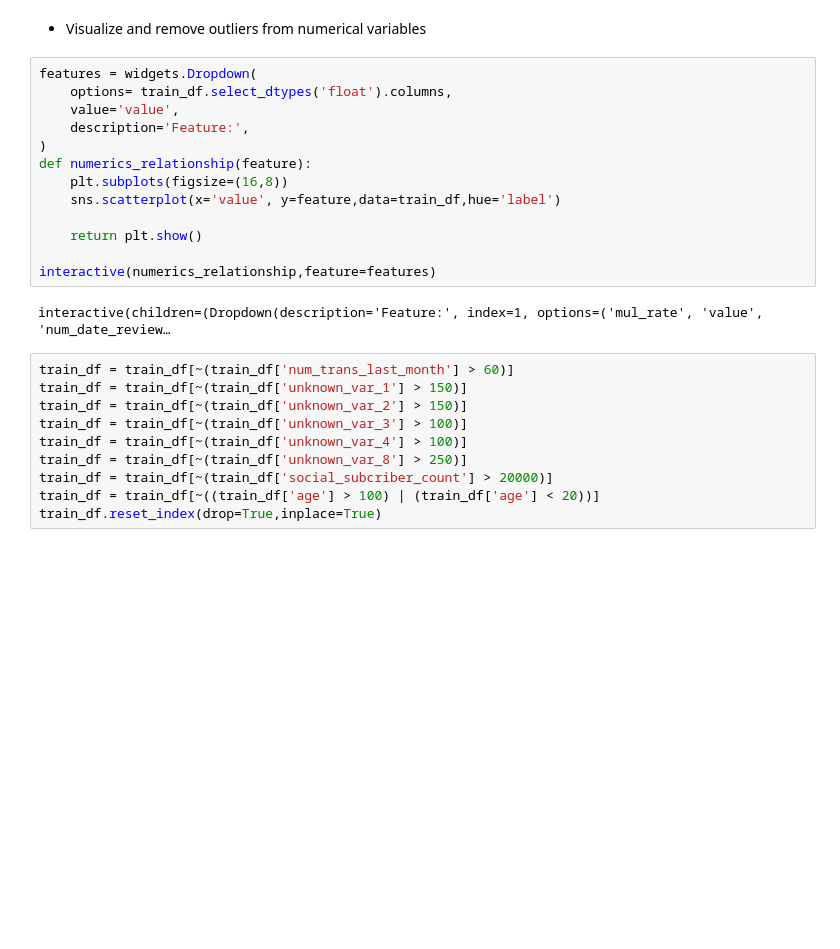
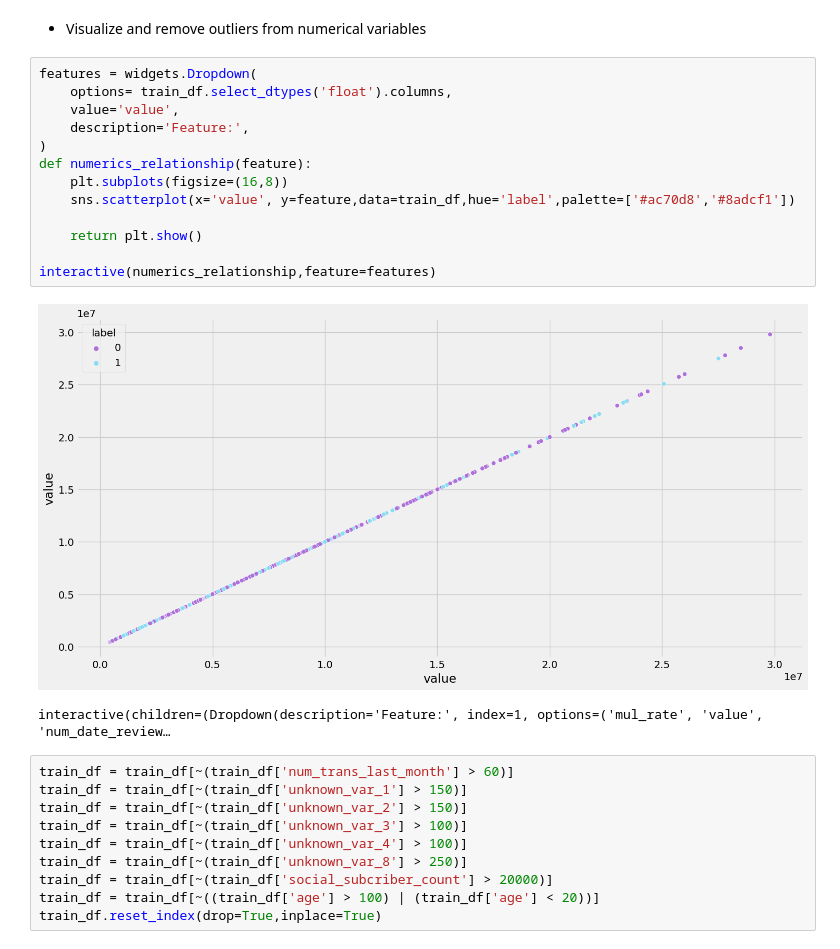
Before and after one commit to dribblewithclong/Attacker-2022, a Jupyter notebook: 1_eda_cleaning.ipynb, the cells around one changed output. Saved outputs shown, nothing was run; the diff lists cells and outputs as text; blank space fills up the shorter version.

```diff
--- a/1_eda_cleaning.ipynb
+++ b/1_eda_cleaning.ipynb
@@ -427,17 +431,18 @@ test_df.drop(['time_1','time_2','date_2','date_3','dob'],axis=1,inplace=True)
 # %%
 features = widgets.Dropdown(
     options= train_df.select_dtypes('float').columns,
     value='value',
     description='Feature:',
 )
 def numerics_relationship(feature):
     plt.subplots(figsize=(16,8))
-    sns.scatterplot(x='value', y=feature,data=train_df,hue='label')
+    sns.scatterplot(x='value', y=feature,data=train_df,hue='label',palette=['#ac70d8','#8adcf1'])
 
     return plt.show()
 
 interactive(numerics_relationship,feature=features)
 # %% [output]
+[figure, added]
 interactive(children=(Dropdown(description='Feature:', index=1, options=('mul_rate', 'value', 'num_date_review…
 # %%
 train_df = train_df[~(train_df['num_trans_last_month'] > 60)]
```
Also changed, not shown: parts of 4 cells of this notebook, 1 other file.
